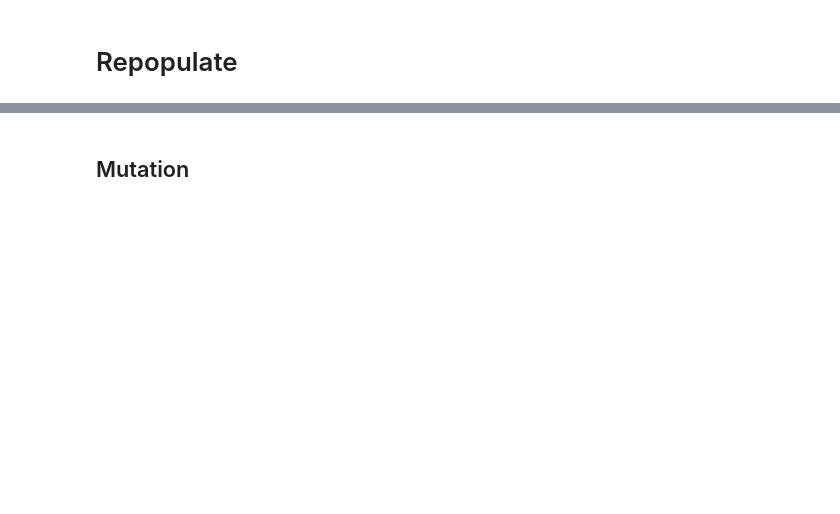
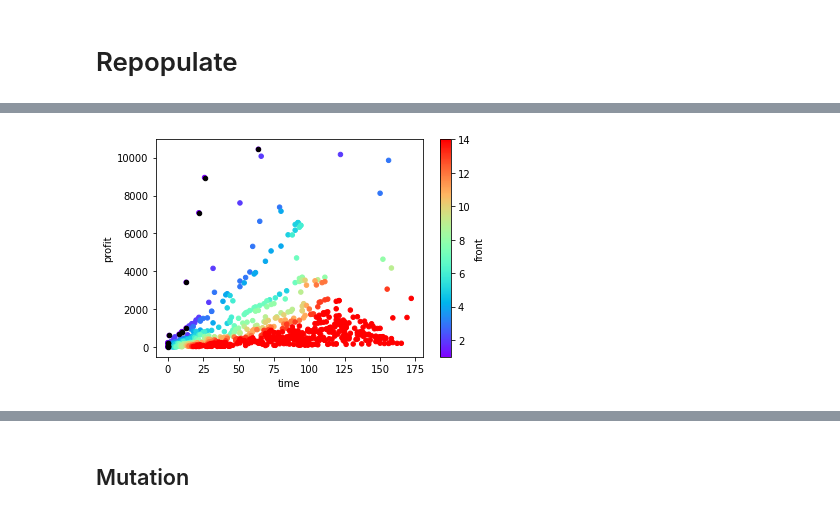
Before and after one commit to vczoni/lamarck, a Jupyter notebook: docs/notebooks/walkthrough.ipynb, the cells around one changed output, grey strips where cells are left out. Drawn from its saved outputs; the diff is of its cells as text; code cells hidden in the pictures; blank space fills up the shorter version.

Commit message:
Bug fixing; added the basic plotting methods to 'plot'; added two methods of parenting selection for the cross over; added the cross over method.

```diff
--- a/docs/notebooks/walkthrough.ipynb
+++ b/docs/notebooks/walkthrough.ipynb
@@ -283,0 +318,4 @@ pd.DataFrame({k: [v] for k, v in a.genome.items()}, index=[a.id])
+# %%
+ax = pareto_objective_pop.plot.fronts('time', 'profit', 1, show_worst=True)
+# %% [output]
+[figure, added]
```
Also changed, not shown: parts of 32 cells of this notebook, 8 other files.
